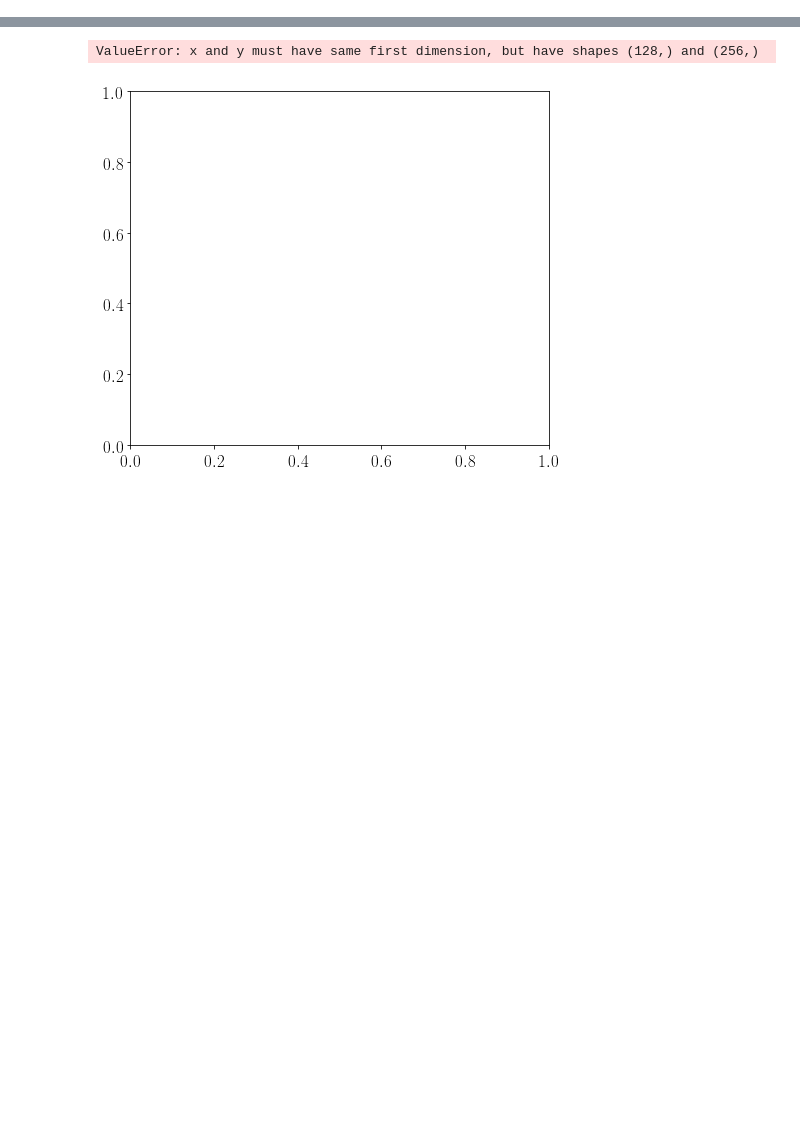
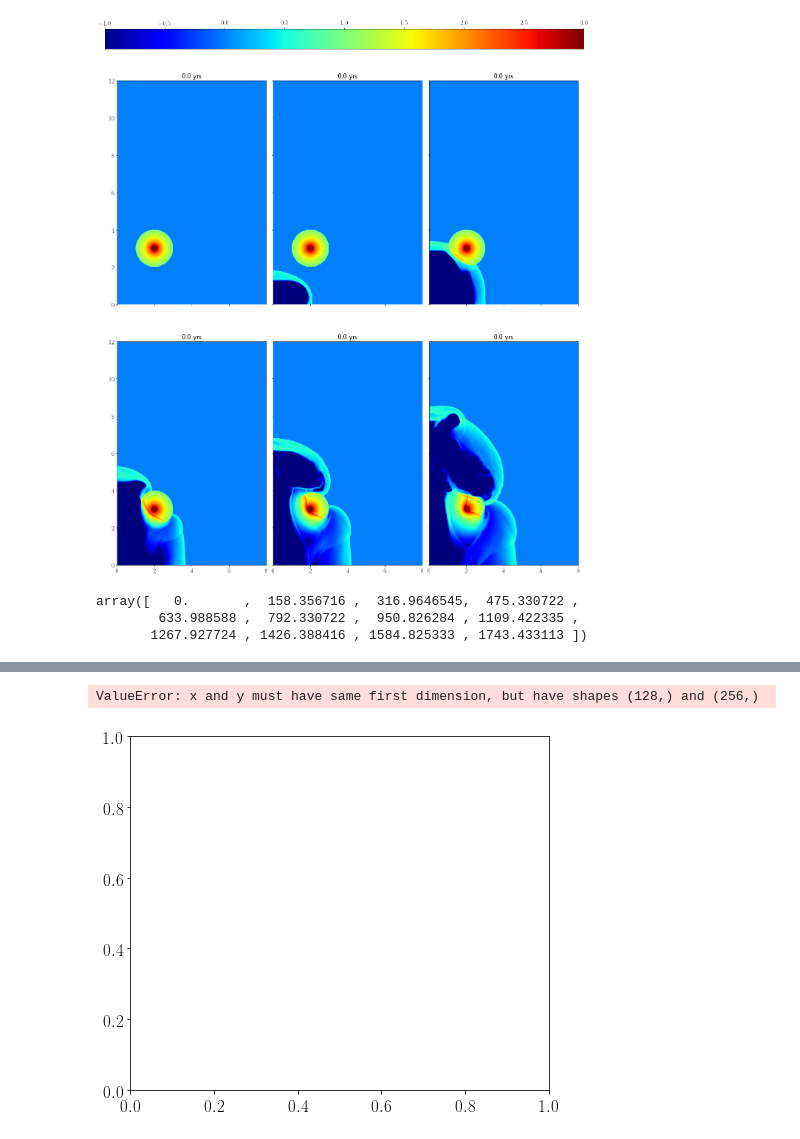
Before and after one commit to Mixpap/JetCloudSim, a Jupyter notebook: Notebooks/Data (Jet-Cloud interaction).ipynb, the cells around one changed output, grey strips where cells are left out. Cells and saved outputs as stored; diff of their text form; code cells hidden in the pictures; blank space fills up the shorter version.

```diff
--- a/Notebooks/Data (Jet-Cloud interaction).ipynb
+++ b/Notebooks/Data (Jet-Cloud interaction).ipynb
@@ -37,0 +40,11 @@ f.quadruple(test1,np.log10(test1['TMP']),rows=1,cols=3,tdk='yrs')
+# %%
+importlib.reload(f)
+f.quadruple(test1,np.log10(test1['RHO']),rows=2,cols=3,tdk='yrs',Save_Figure='',scale=(6,10),color='jet',zlim=[-1,3])
+# %% [output]
+[figure, added]
+# %%
+test1['T']
+# %% [output]
+array([   0.       ,  158.356716 ,  316.9646545,  475.330722 ,
+        633.988588 ,  792.330722 ,  950.826284 , 1109.422335 ,
+       1267.927724 , 1426.388416 , 1584.825333 , 1743.433113 ])
```
Also changed, not shown: parts of 24 cells of this notebook, 16 other files.
